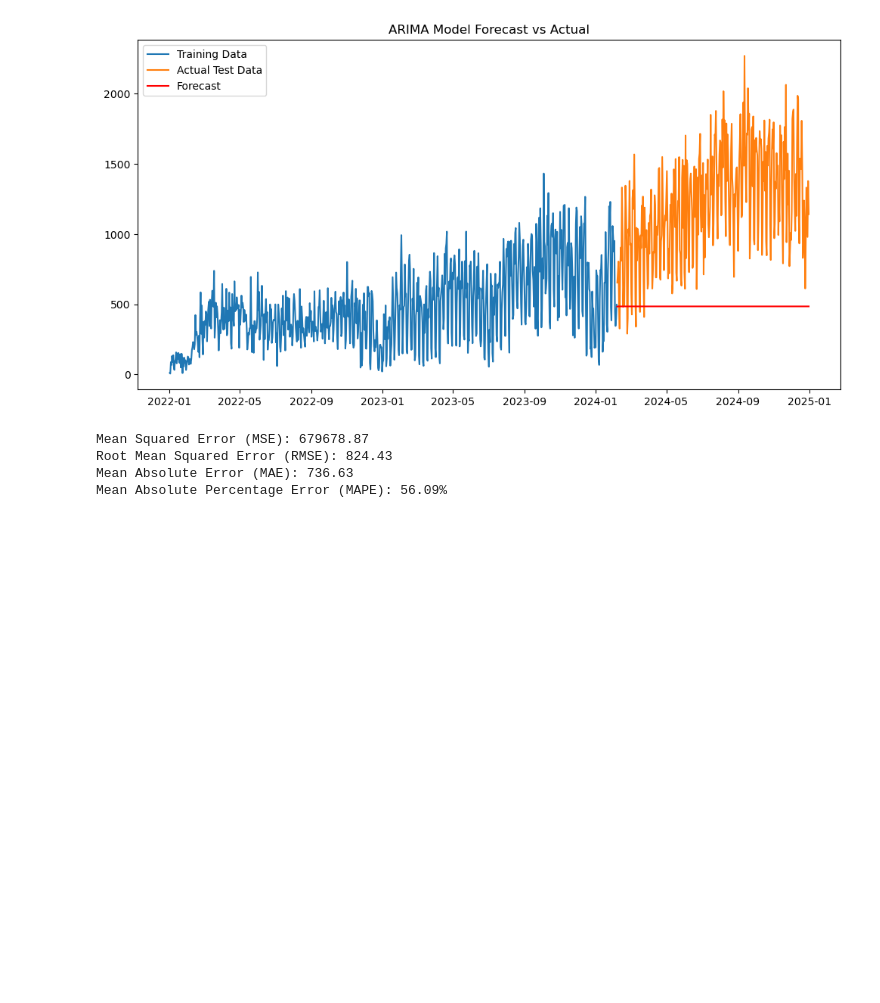
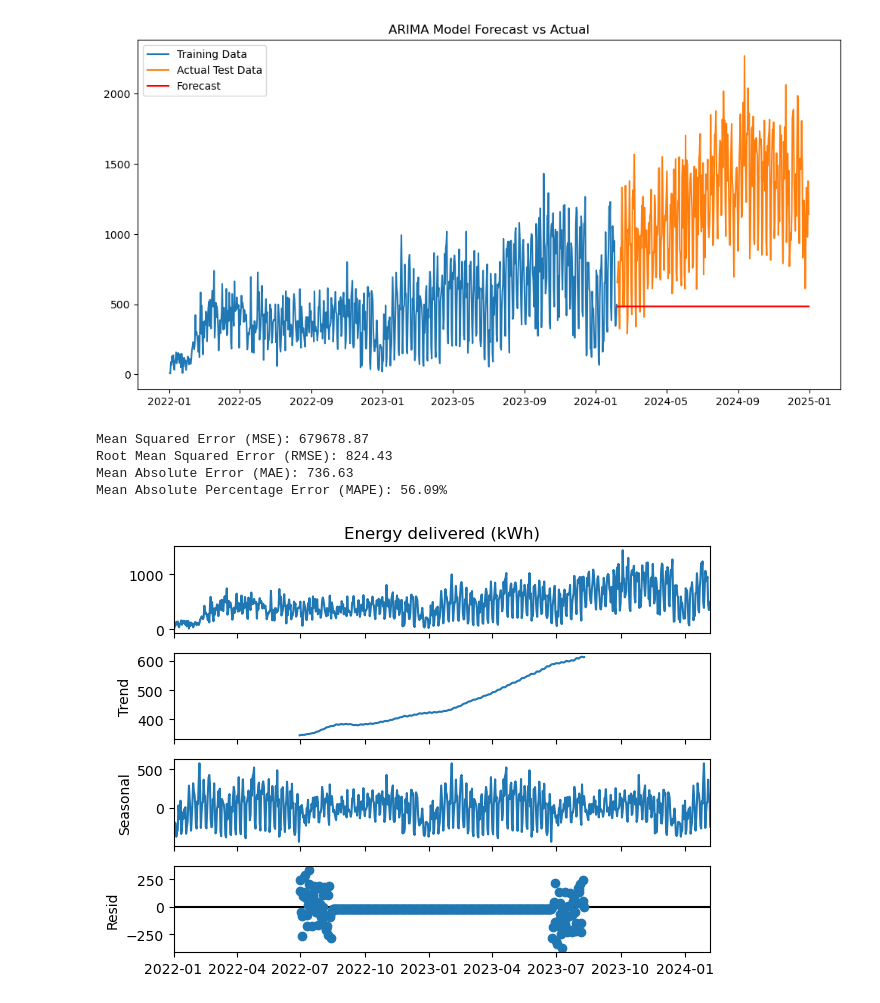
Before and after one commit to elmunoz42/sbcc-ev-charging-stations, a Jupyter notebook: data-analysis-days.ipynb, the cells around one changed output. Saved outputs shown, nothing was run; the diff lists cells and outputs as text; code cells hidden in the pictures; blank space fills up the shorter version.

Commit message:
add STL decomposition.

```diff
--- a/data-analysis-days.ipynb
+++ b/data-analysis-days.ipynb
@@ -470,8 +470,8 @@ Name: Energy delivered (kWh), dtype: float64
 split_point = int(len(energy_df) * 0.7)
 
 # Create the train and test sets
-X_train = energy_df.iloc[:split_point]
-X_test = energy_df.iloc[split_point:]
+y_train = energy_df.iloc[:split_point]
+y_test = energy_df.iloc[split_point:]
 # %% [markdown]
 ### Perform Adfuller Test of Stationarity
 
@@ -636,3 +636,18 @@ Mean Squared Error (MSE): 679678.87
 Root Mean Squared Error (RMSE): 824.43
 Mean Absolute Error (MAE): 736.63
 Mean Absolute Percentage Error (MAPE): 56.09%
+# %%
+# STL Method
+
+
+from statsmodels.tsa.seasonal import seasonal_decompose, STL
+from statsmodels.tsa.forecasting.stl import STLForecast
+
+# Perform seasonal decomposition
+result = seasonal_decompose(y_train, model='additive', period=360)
+
+# Plot the decomposed components
+result.plot()
+plt.show()
+# %% [output]
+[figure, added]
```
Also changed, not shown: parts of 11 cells of this notebook, 5 other files.
